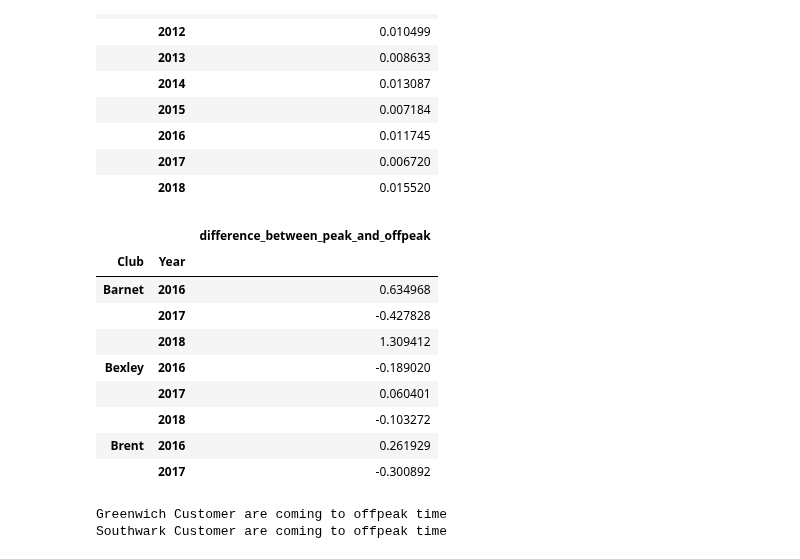
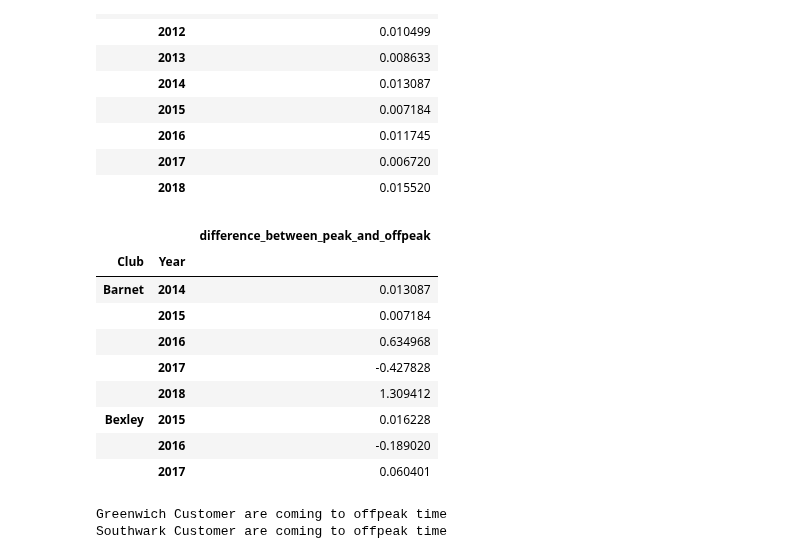
Before and after one commit to Lanottez/IC_BA_2020_BIA_A3, a Jupyter notebook: Analysis_peak_offpeak.ipynb, the cells around one changed output. Saved outputs shown, nothing was run; the diff lists cells and outputs as text; code cells hidden in the pictures.

```diff
--- a/Analysis_peak_offpeak.ipynb
+++ b/Analysis_peak_offpeak.ipynb
@@ -288,34 +288,34 @@ difference_between_peak_and_offpeak.head(8)
 # %%
 # Find the percentage change between peak and offpeak for all clubs
 club_list = list(difference_between_peak_and_offpeak.index.get_level_values(0).unique())
 for club in club_list:
     df = difference_between_peak_and_offpeak.loc[club]
     years = sorted(list(df.index.get_level_values(0)[-3:]), reverse=True)
     for year in years:
         this_year = year
         last_year = year-1
         this_year_diff = df.loc[this_year]['difference_between_peak_and_offpeak']
         last_year_diff = df.loc[last_year]['difference_between_peak_and_offpeak']
         growth_rate = (this_year_diff-last_year_diff) / last_year_diff
         difference_between_peak_and_offpeak.loc[(club,this_year)]['difference_between_peak_and_offpeak'] = growth_rate
-    years = set(sorted(list(df.index.get_level_values(0)[-3:]), reverse=True))
+    years = set(sorted(list(df.index.get_level_values(0)[-5:]), reverse=True))
     years_all = set(sorted(list(df.index.get_level_values(0)), reverse=True))
     years_delete = list(set(years_all)-set(years))
     for year in years_delete:
         difference_between_peak_and_offpeak=difference_between_peak_and_offpeak.drop([(club,year)])
 
 difference_between_peak_and_offpeak.head(8)
 # %% [output]
 |  |  | difference_between_peak_and_offpeak |
 | Club | Year |  |
-| Barnet | 2016 | 0.634968 |
+| Barnet | 2014 | 0.013087 |
+|  | 2015 | 0.007184 |
+|  | 2016 | 0.634968 |
 |  | 2017 | -0.427828 |
 |  | 2018 | 1.309412 |
-| Bexley | 2016 | -0.189020 |
+| Bexley | 2015 | 0.016228 |
+|  | 2016 | -0.189020 |
 |  | 2017 | 0.060401 |
-|  | 2018 | -0.103272 |
-| Brent | 2016 | 0.261929 |
-|  | 2017 | -0.300892 |
 # %%
 club_list = list(difference_between_peak_and_offpeak.index.get_level_values(0).unique())
 for club in club_list:
```
Also changed, not shown: parts of 1 cell of this notebook.
